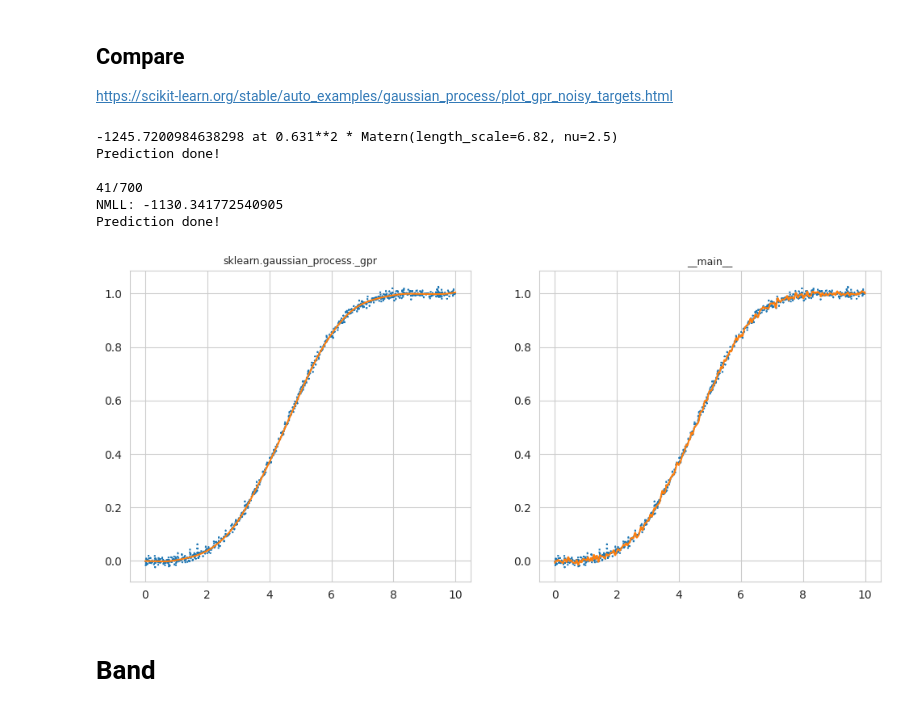
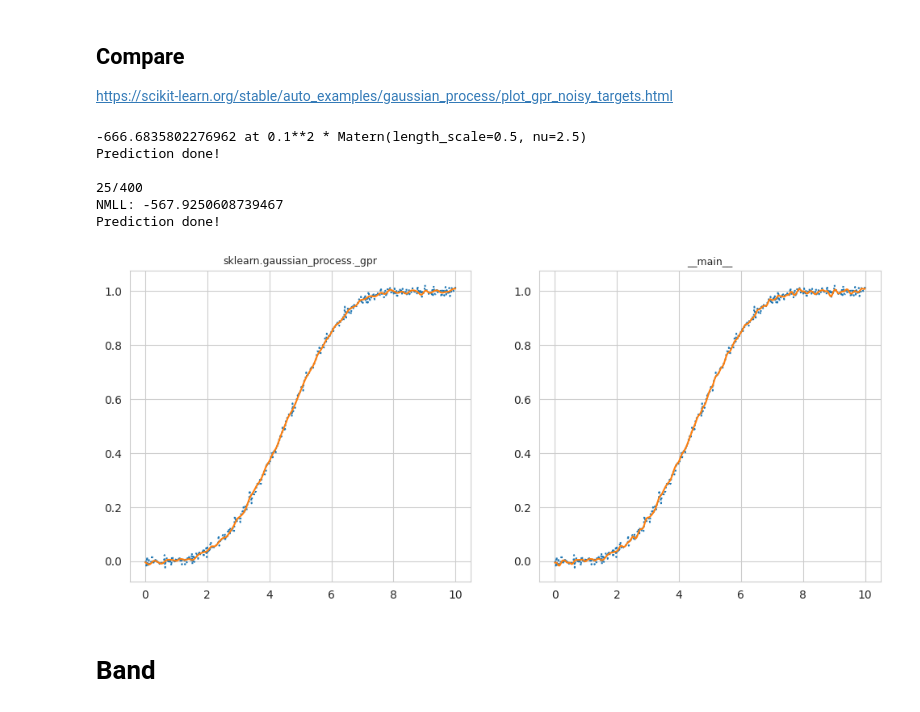
Before and after one commit to ItsNiklas/sparse-gaussian-processes, a Jupyter notebook: GP.ipynb, the cells around one changed output. Saved outputs shown, nothing was run; the diff lists cells and outputs as text; code cells hidden in the pictures.

Commit message:
New exact sparse covariance, fixes

```diff
--- a/GP.ipynb
+++ b/GP.ipynb
@@ -235,19 +236,21 @@ rng = np.random.RandomState(2)
 def weibull_F(x, lambda_, k_):
     return 1 - jnp.exp(-(lambda_ * x) ** k_)
 
+
 # X
-X = np.linspace(start=0, stop=10, num=1000).reshape(-1, 1)
+X = np.linspace(start=0, stop=10, num=500).reshape(-1, 1)
 
 # True y
-lam = 1 / 5; k = 3.5
+lam = 1 / 5;
+k = 3.5
 y = np.squeeze(weibull_F(X, lam, k) + rng.normal(scale=0.1 ** 2, size=X.shape))
 
 # Preset GP mean function
-estimated_y = np.squeeze(weibull_F(X, 1 / 20, 3.5))
+estimated_y = np.squeeze(weibull_F(X, 1 / 7, 3.7))
 y -= estimated_y
 
 # Training set
-training_indices = rng.choice(np.arange(y.size), size=700, replace=False)
+training_indices = rng.choice(np.arange(y.size), size=400, replace=False)
 X_train, y_train = X[training_indices], y[training_indices]
 
 # Add observation noise
@@ -256,8 +259,8 @@ y_train = y_train + rng.normal(loc=0, scale=noise_std, size=y_train.shape)
 
 # Parameters
 #[0.02970224 1.20957201 0.04      ]
-s = 0.125
-l = 2.5
+s = 0.01
+l = 0.5
 p = 0
 
 theta_init = jnp.array([s, l, p], dtype=float)
@@ -269,54 +272,56 @@ fig, axs = plt.subplots(1, 2, figsize=(12, 5))
 
 for i, ax in enumerate(axs.flatten()):
     if i == 0:
-        kernel = s * Matern(l, nu = 5/2)
+        kernel = s * Matern(l, nu=5 / 2)
         gaussian_process = GaussianProcessRegressor(
             kernel=kernel,
-            alpha=noise_std ** 2, #optimizer=None
+            alpha=noise_std ** 2, optimizer=None
         )
         gaussian_process.fit(X_train, y_train)
         print(-gaussian_process.log_marginal_likelihood_value_, "at", gaussian_process.kernel_)
     else:
         def kernel(s1, l1, p1, x, y):
-            return MaternKernel52(s1, l1, x, y) * WendlandTapering(0.5, x, y)
+            #return MaternKernel52(s1, l1, x, y) * WendlandTapering(0.1, x, y)
+            return ExactSparse(s1, l1, x, y)
+
 
         gaussian_process = GPR(X_train, y_train, kernel, theta_init, eps=noise_std ** 2)
         #gaussian_process.fit()
 
     #mean_prediction, std_prediction = gaussian_process.predict(X, return_std=True)
     mean_prediction = gaussian_process.predict(X)
     print("Prediction done!\n")
     mean_prediction += estimated_y
-    ax.plot(X, y + estimated_y , linestyle="dotted") #+ estimated_y
+    ax.plot(X, y + estimated_y, linestyle="dotted")  #+ estimated_y
     ax.plot(X, mean_prediction, label="Mean prediction")
     # ax.errorbar(
     #     X_train,
     #     y_train + estimated_y[training_indices],
     #     noise_std,
     #     markersize=.7,
     #     linestyle="None",
     #     color="tab:blue",
     #     marker=".",
     #     label="Observations",
     # )
     # ax.fill_between(
     #     X.ravel(),
     #     mean_prediction - 1.96 * std_prediction,
     #     mean_prediction + 1.96 * std_prediction,
     #     alpha=0.3,
     #     color="tab:orange",
     # )
     ax.set_title(gaussian_process.__module__, fontsize=9)
 
 plt.show()
 # %% [output]
--1245.7200984638298 at 0.631**2 * Matern(length_scale=6.82, nu=2.5)
+-666.6835802276962 at 0.1**2 * Matern(length_scale=0.5, nu=2.5)
 Prediction done!
 
-41/700
-NMLL: -1130.341772540905
+25/400
+NMLL: -567.9250608739467
 Prediction done!
-[figure, old version]
+[figure, new version]
 # %% [markdown]
 # Band
 # %%
```
Also changed, not shown: parts of 2 cells of this notebook.
